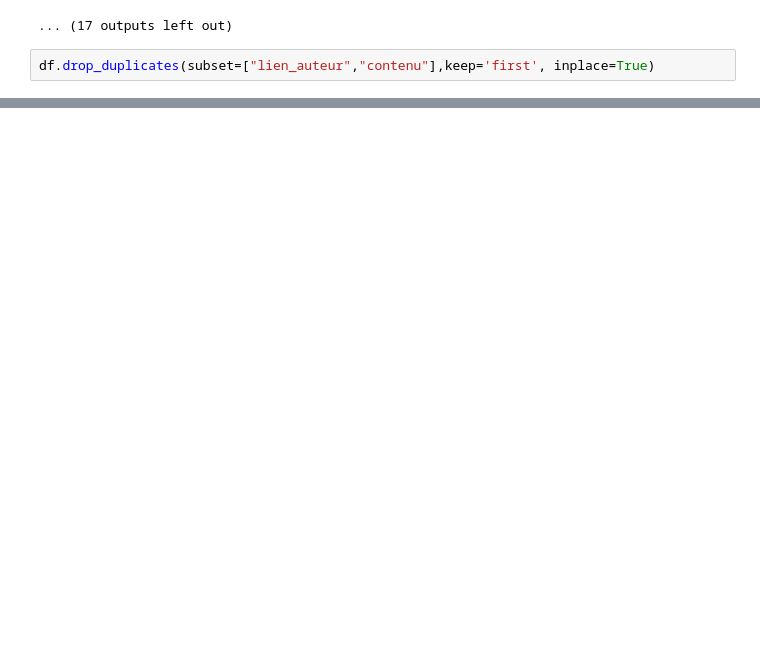
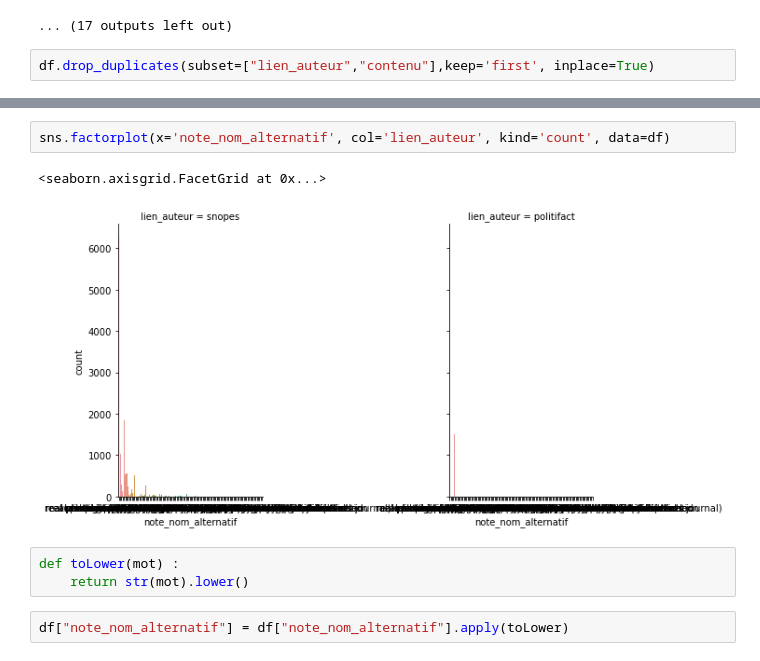
Before and after one commit to MassiBelaid/projetScienceDonnees, a Jupyter notebook: projet.ipynb, the cells around one changed output, grey strips where cells are left out. Saved outputs shown, nothing was run; the diff lists cells and outputs as text; blank space fills up the shorter version.

```diff
--- a/projet.ipynb
+++ b/projet.ipynb
@@ -245,0 +271,10 @@ Name: extra_mot_cle, dtype: object
+# %%
+sns.factorplot(x='note_nom_alternatif', col='lien_auteur', kind='count', data=df)
+# %% [output]
+<seaborn.axisgrid.FacetGrid at 0x...>
+[figure, added]
+# %%
+def toLower(mot) :
+    return str(mot).lower()
+# %%
+df["note_nom_alternatif"] = df["note_nom_alternatif"].apply(toLower)
```
Also changed, not shown: parts of 33 cells of this notebook.
